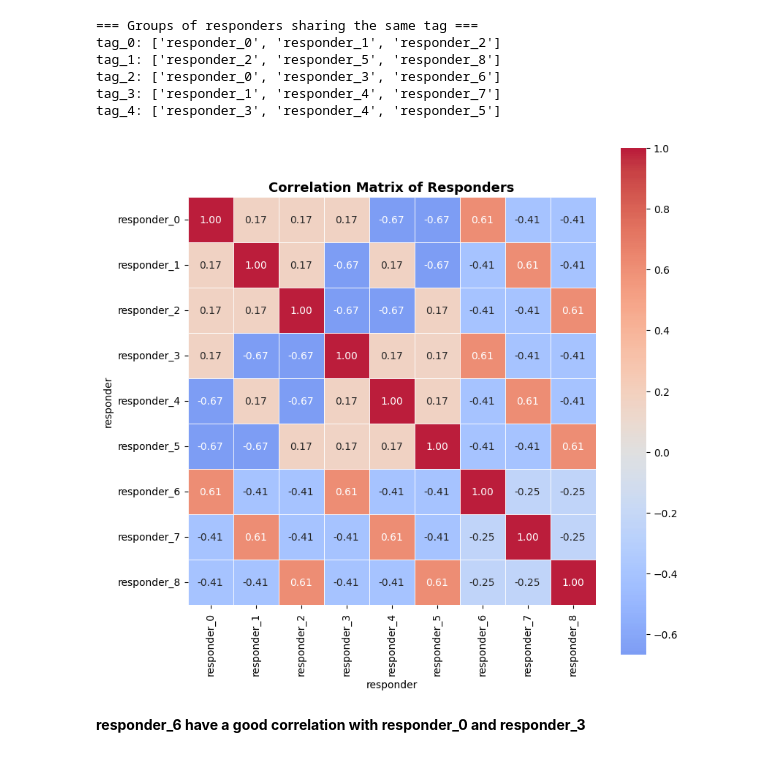
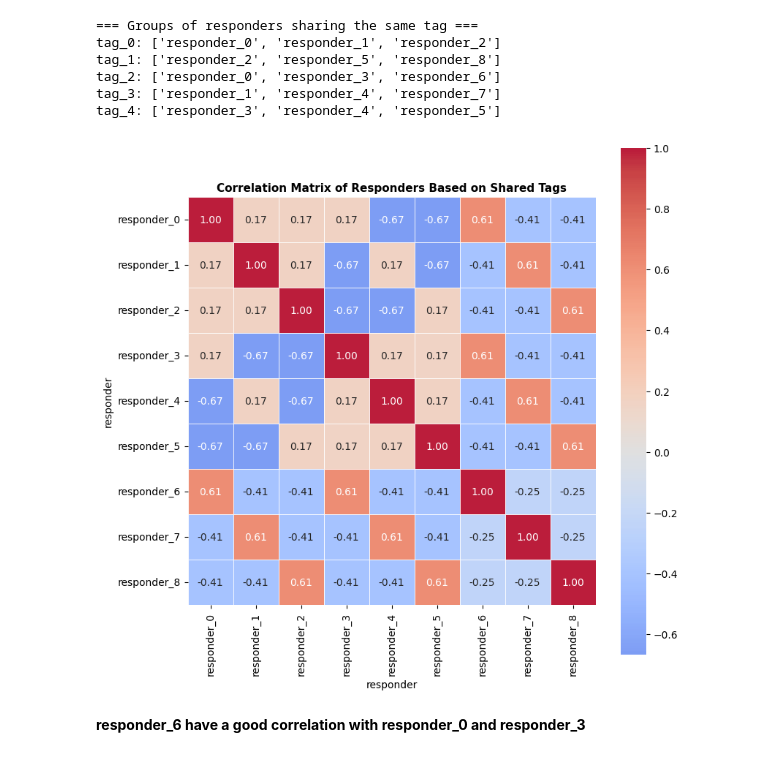
Before and after one commit to MohamedZakariaaFouda/Jane_Street_Competition, a Jupyter notebook: notebooks/end-to-end-data-science-life-cycle.ipynb, the cells around one changed output. Drawn from its saved outputs; the diff is of its cells as text; code cells hidden in the pictures.

```diff
--- a/notebooks/end-to-end-data-science-life-cycle.ipynb
+++ b/notebooks/end-to-end-data-science-life-cycle.ipynb
@@ -236,15 +236,15 @@ tag_3: ['responder_1', 'responder_4', 'responder_7']
 tag_4: ['responder_3', 'responder_4', 'responder_5']
 # %%
 # Correlation Matrix
-corr_matrix = resp_structure[[ f"tag_{no}" for no in range(0,5,1) ] ].T.corr()
+corr_matrix = resp_structure.T.corr()
 
 # Heatmap
 plt.figure(figsize=(9,9))
 sns.heatmap(corr_matrix, square=True, cmap="coolwarm", alpha =0.9, center= 0, linewidths=0.5, annot=True, fmt=".2f")
-plt.title("Correlation Matrix of Responders", fontsize=13, fontweight="bold")
+plt.title("Correlation Matrix of Responders Based on Shared Tags", fontsize=11, fontweight="bold")
 plt.show()
 # %% [output]
-[figure, old version]
+[figure, new version]
 # %% [markdown]
 **responder_6  have a good correlation with responder_0 and responder_3**
 # %% [markdown]
```
Also changed, not shown: parts of 2 cells of this notebook.
